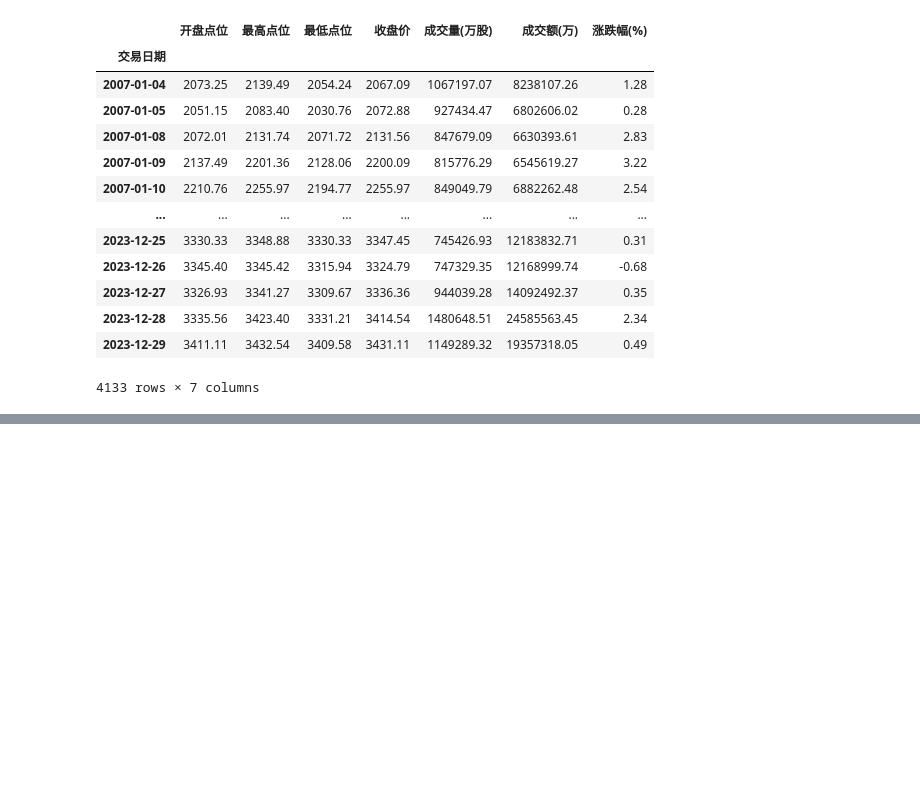
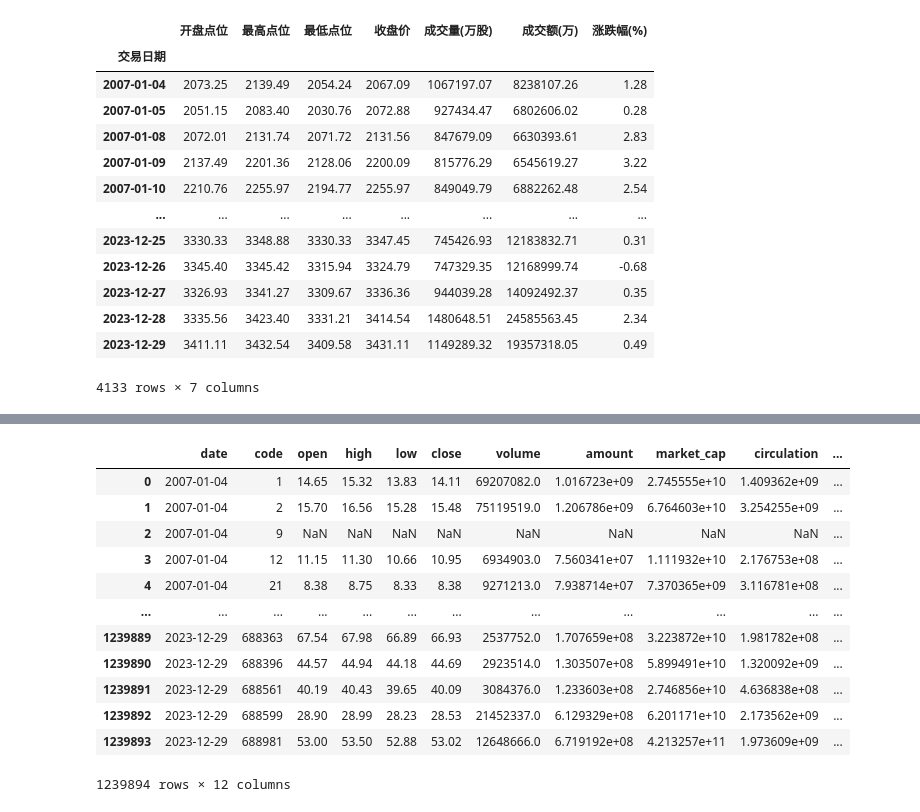
Before and after one commit to Str8Chr/hs300strategy, a Jupyter notebook: analysis.ipynb, the cells around one changed output, grey strips where cells are left out. Drawn from its saved outputs; the diff is of its cells as text; code cells hidden in the pictures; blank space fills up the shorter version.

```diff
--- a/analysis.ipynb
+++ b/analysis.ipynb
@@ -110,0 +124,30 @@ plt.show()
+# %%
+cons.columns = ['date', 'code', 'open', 'high', 'low', 'close', 'volume', 'amount', 'market_cap', 'circulation', 'pct_chg', 'weight']
+cons['date'] = pd.to_datetime(cons['date'])
+cons = cons.astype({
+    'open': 'float',
+    'high': 'float',
+    'low': 'float',
+    'close': 'float',
+    'volume': 'float',
+    'amount': 'float',
+    'market_cap': 'float',
+    'circulation': 'float',
+    'pct_chg': 'float',
+    'weight': 'float'
+})
+cons
+# %% [output]
+|  | date | code | open | high | low | close | volume | amount | market_cap | circulation | ... |
+| 0 | 2007-01-04 | 1 | 14.65 | 15.32 | 13.83 | 14.11 | 69207082.0 | 1.016723e+09 | 2.745555e+10 | 1.409362e+09 | ... |
+| 1 | 2007-01-04 | 2 | 15.70 | 16.56 | 15.28 | 15.48 | 75119519.0 | 1.206786e+09 | 6.764603e+10 | 3.254255e+09 | ... |
+| 2 | 2007-01-04 | 9 | NaN | NaN | NaN | NaN | NaN | NaN | NaN | NaN | ... |
+| 3 | 2007-01-04 | 12 | 11.15 | 11.30 | 10.66 | 10.95 | 6934903.0 | 7.560341e+07 | 1.111932e+10 | 2.176753e+08 | ... |
+| 4 | 2007-01-04 | 21 | 8.38 | 8.75 | 8.33 | 8.38 | 9271213.0 | 7.938714e+07 | 7.370365e+09 | 3.116781e+08 | ... |
+| ... | ... | ... | ... | ... | ... | ... | ... | ... | ... | ... | ... |
+| 1239889 | 2023-12-29 | 688363 | 67.54 | 67.98 | 66.89 | 66.93 | 2537752.0 | 1.707659e+08 | 3.223872e+10 | 1.981782e+08 | ... |
+| 1239890 | 2023-12-29 | 688396 | 44.57 | 44.94 | 44.18 | 44.69 | 2923514.0 | 1.303507e+08 | 5.899491e+10 | 1.320092e+09 | ... |
+| 1239891 | 2023-12-29 | 688561 | 40.19 | 40.43 | 39.65 | 40.09 | 3084376.0 | 1.233603e+08 | 2.746856e+10 | 4.636838e+08 | ... |
+| 1239892 | 2023-12-29 | 688599 | 28.90 | 28.99 | 28.23 | 28.53 | 21452337.0 | 6.129329e+08 | 6.201171e+10 | 2.173562e+09 | ... |
+| 1239893 | 2023-12-29 | 688981 | 53.00 | 53.50 | 52.88 | 53.02 | 12648666.0 | 6.719192e+08 | 4.213257e+11 | 1.973609e+09 | ... |
+1239894 rows × 12 columns
```
Also changed, not shown: parts of 11 cells of this notebook, 1 other file.
